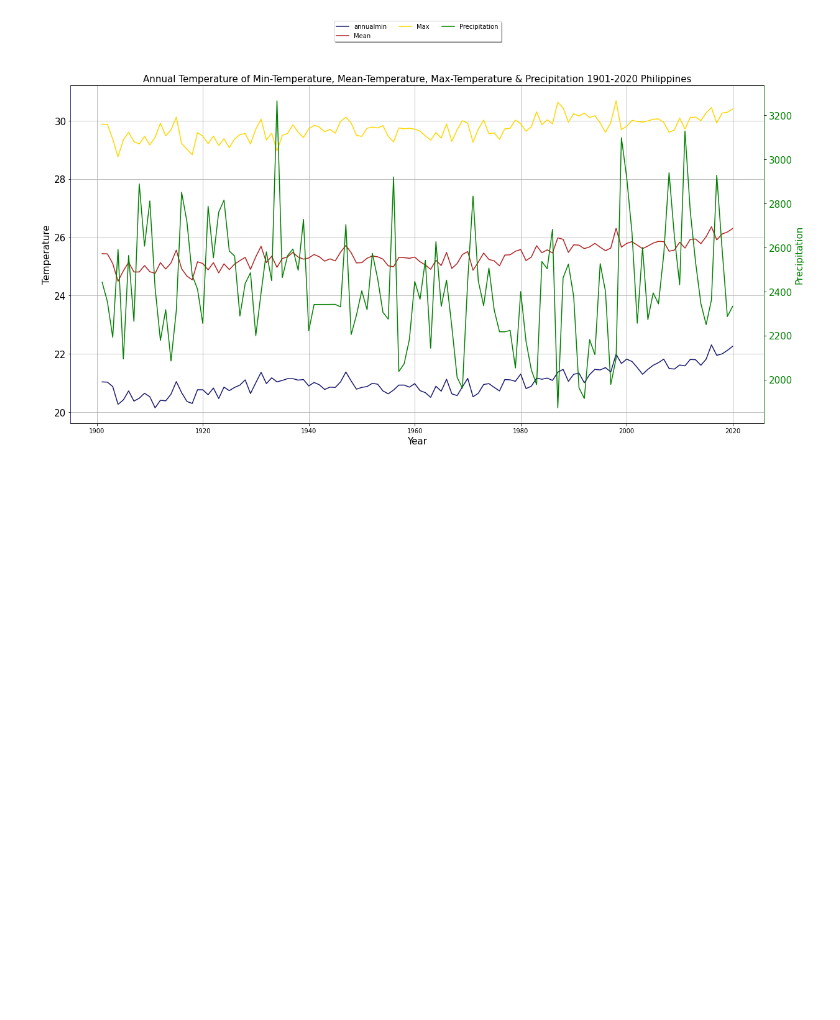
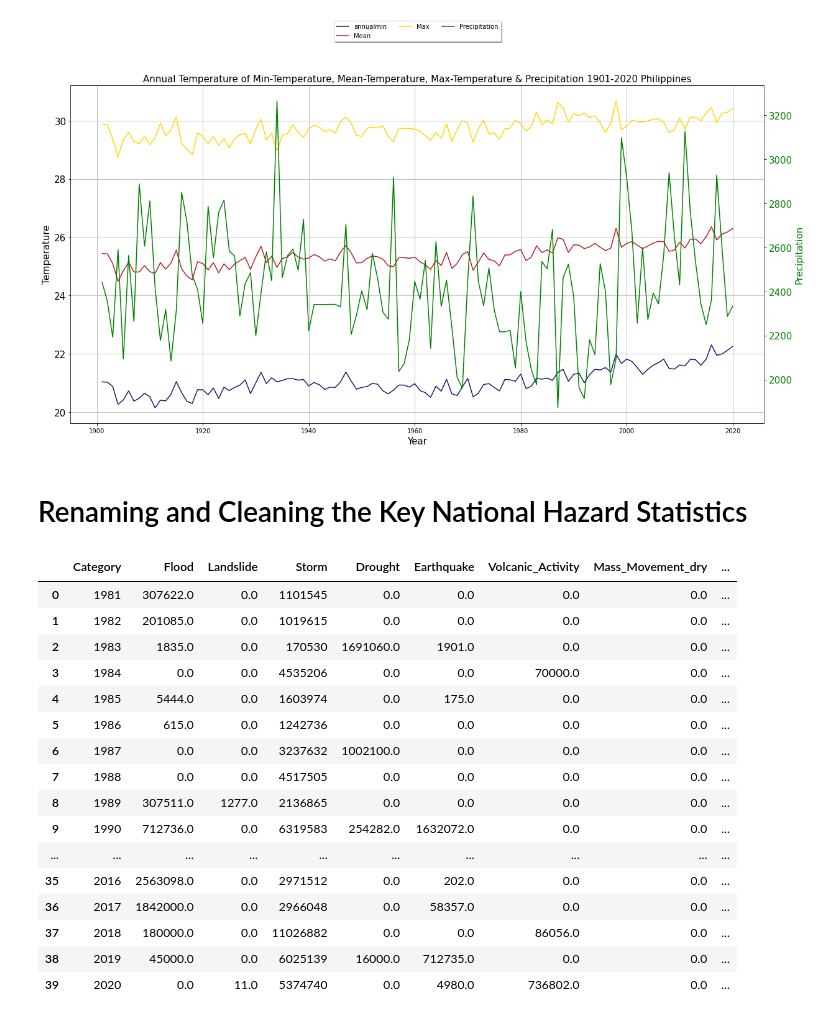
Before and after one commit to edbertocampo/Analytics-Techniques-and-Tools-Proposal-, a Jupyter notebook: Climate_Change_in_the_Philippines_through_the_Years.ipynb, the cells around one changed output. Saved outputs shown, nothing was run; the diff lists cells and outputs as text; code cells hidden in the pictures; blank space fills up the shorter version.

```diff
--- a/Climate_Change_in_the_Philippines_through_the_Years.ipynb
+++ b/Climate_Change_in_the_Philippines_through_the_Years.ipynb
@@ -177,3 +179,30 @@ ax2.spines ['right'].set_color(color2)
 plt.show()
 # %% [output]
 [figure]
+# %% [markdown]
+# Renaming and Cleaning the Key National Hazard Statistics
+# %%
+stats.fillna(0 , inplace=True)
+
+stats
+
+stats.rename(columns={'Volcanic activity': 'Volcanic_Activity', 'Mass movement (dry)': 'Mass_Movement_dry'}, inplace=True)
+stats
+# %% [output]
+|  | Category | Flood | Landslide | Storm | Drought | Earthquake | Volcanic_Activity | Mass_Movement_dry | ... |
+| 0 | 1981 | 307622.0 | 0.0 | 1101545 | 0.0 | 0.0 | 0.0 | 0.0 | ... |
+| 1 | 1982 | 201085.0 | 0.0 | 1019615 | 0.0 | 0.0 | 0.0 | 0.0 | ... |
+| 2 | 1983 | 1835.0 | 0.0 | 170530 | 1691060.0 | 1901.0 | 0.0 | 0.0 | ... |
+| 3 | 1984 | 0.0 | 0.0 | 4535206 | 0.0 | 0.0 | 70000.0 | 0.0 | ... |
+| 4 | 1985 | 5444.0 | 0.0 | 1603974 | 0.0 | 175.0 | 0.0 | 0.0 | ... |
+| 5 | 1986 | 615.0 | 0.0 | 1242736 | 0.0 | 0.0 | 0.0 | 0.0 | ... |
+| 6 | 1987 | 0.0 | 0.0 | 3237632 | 1002100.0 | 0.0 | 0.0 | 0.0 | ... |
+| 7 | 1988 | 0.0 | 0.0 | 4517505 | 0.0 | 0.0 | 0.0 | 0.0 | ... |
+| 8 | 1989 | 307511.0 | 1277.0 | 2136865 | 0.0 | 0.0 | 0.0 | 0.0 | ... |
+| 9 | 1990 | 712736.0 | 0.0 | 6319583 | 254282.0 | 1632072.0 | 0.0 | 0.0 | ... |
+| ... | ... | ... | ... | ... | ... | ... | ... | ... | ... |
+| 35 | 2016 | 2563098.0 | 0.0 | 2971512 | 0.0 | 202.0 | 0.0 | 0.0 | ... |
+| 36 | 2017 | 1842000.0 | 0.0 | 2966048 | 0.0 | 58357.0 | 0.0 | 0.0 | ... |
+| 37 | 2018 | 180000.0 | 0.0 | 11026882 | 0.0 | 0.0 | 86056.0 | 0.0 | ... |
+| 38 | 2019 | 45000.0 | 0.0 | 6025139 | 16000.0 | 712735.0 | 0.0 | 0.0 | ... |
+| 39 | 2020 | 0.0 | 11.0 | 5374740 | 0.0 | 4980.0 | 736802.0 | 0.0 | ... |
```
Also changed, not shown: parts of 4 cells of this notebook.
